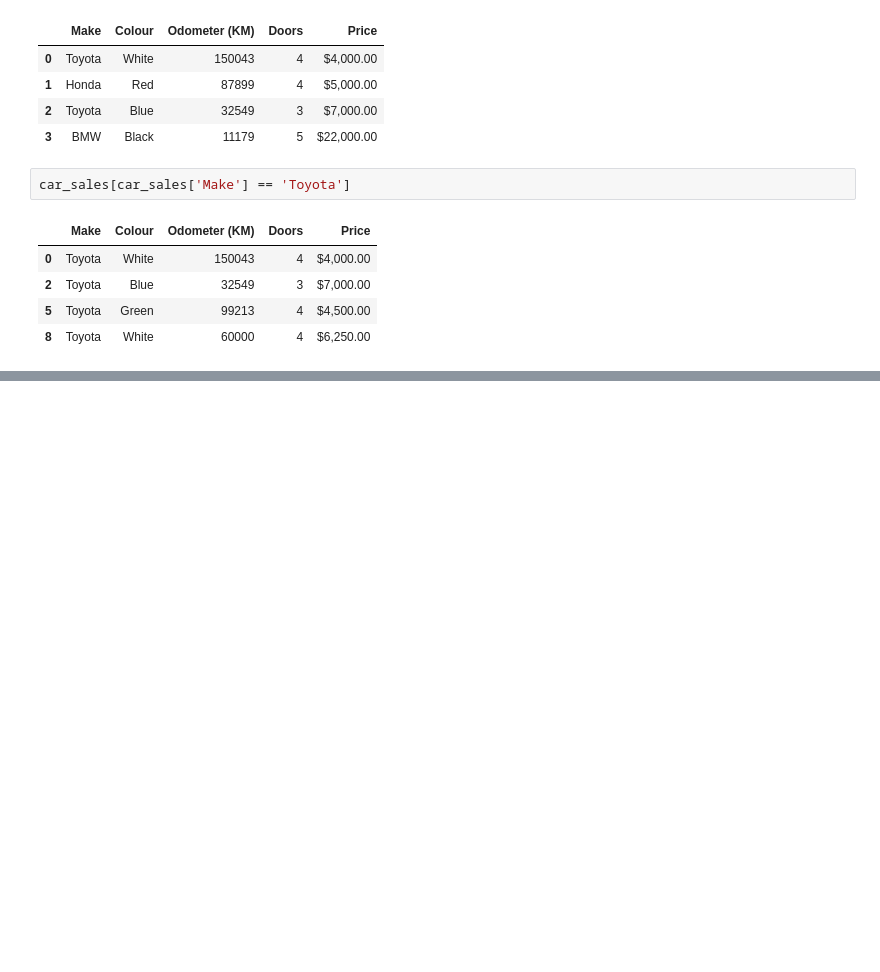
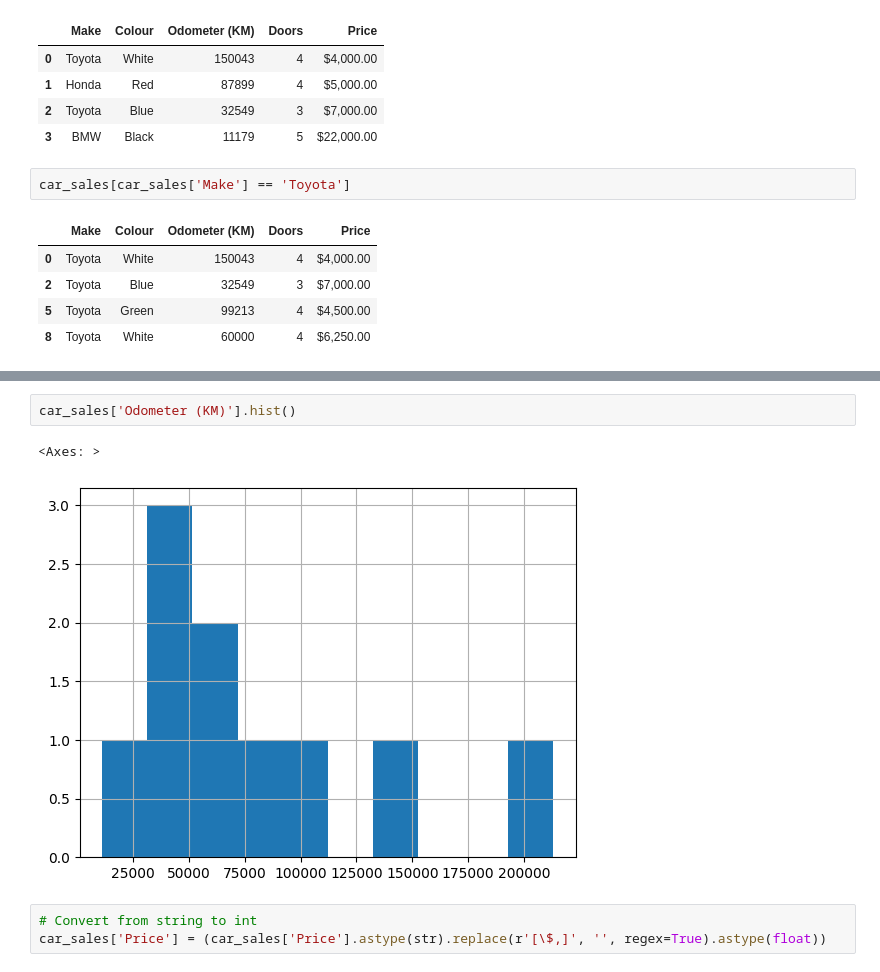
Before and after one commit to carlxxsinenomine/Hands-On-Pandas, a Jupyter notebook: intro-to-pandas.ipynb, the cells around one changed output, grey strips where cells are left out. Cells and saved outputs as stored; diff of their text form; blank space fills up the shorter version.

```diff
--- a/intro-to-pandas.ipynb
+++ b/intro-to-pandas.ipynb
@@ -215,0 +241,8 @@ car_sales[car_sales['Make'] == 'Toyota']
+# %%
+car_sales['Odometer (KM)'].hist()
+# %% [output]
+<Axes: >
+[figure, added]
+# %%
+# Convert from string to int
+car_sales['Price'] = (car_sales['Price'].astype(str).replace(r'[\$,]', '', regex=True).astype(float))
```
Also changed, not shown: parts of 14 cells of this notebook.
